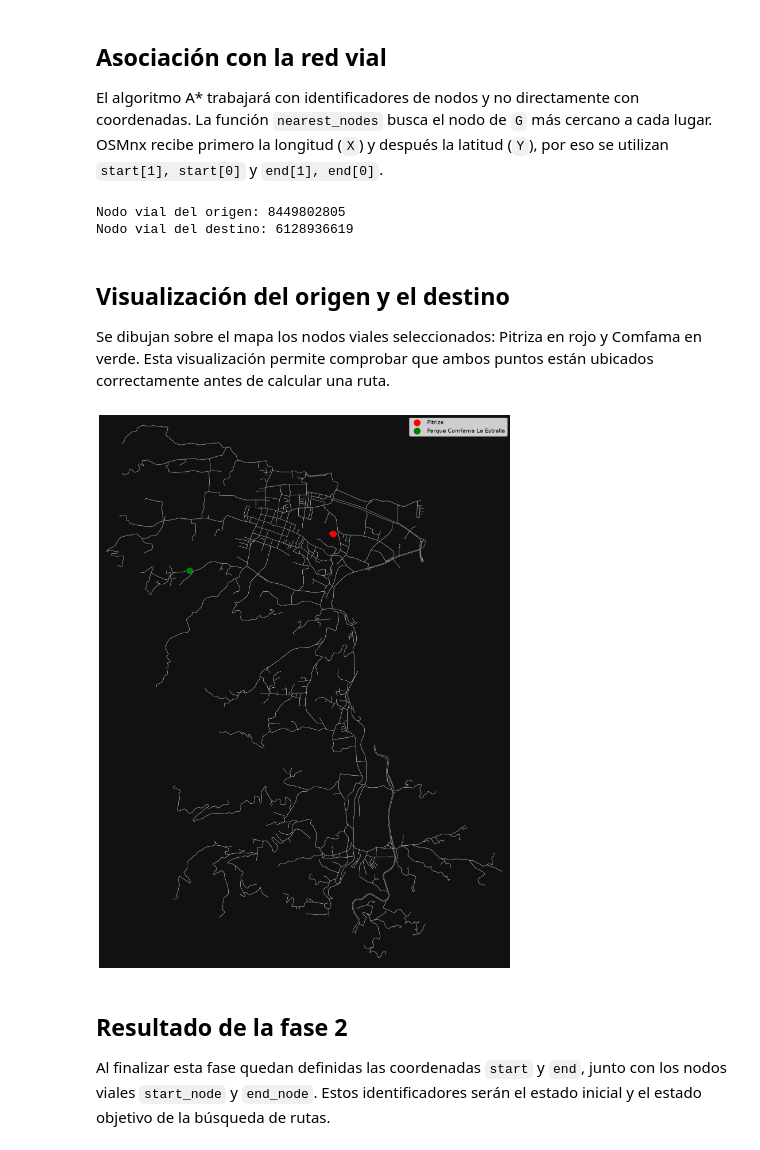
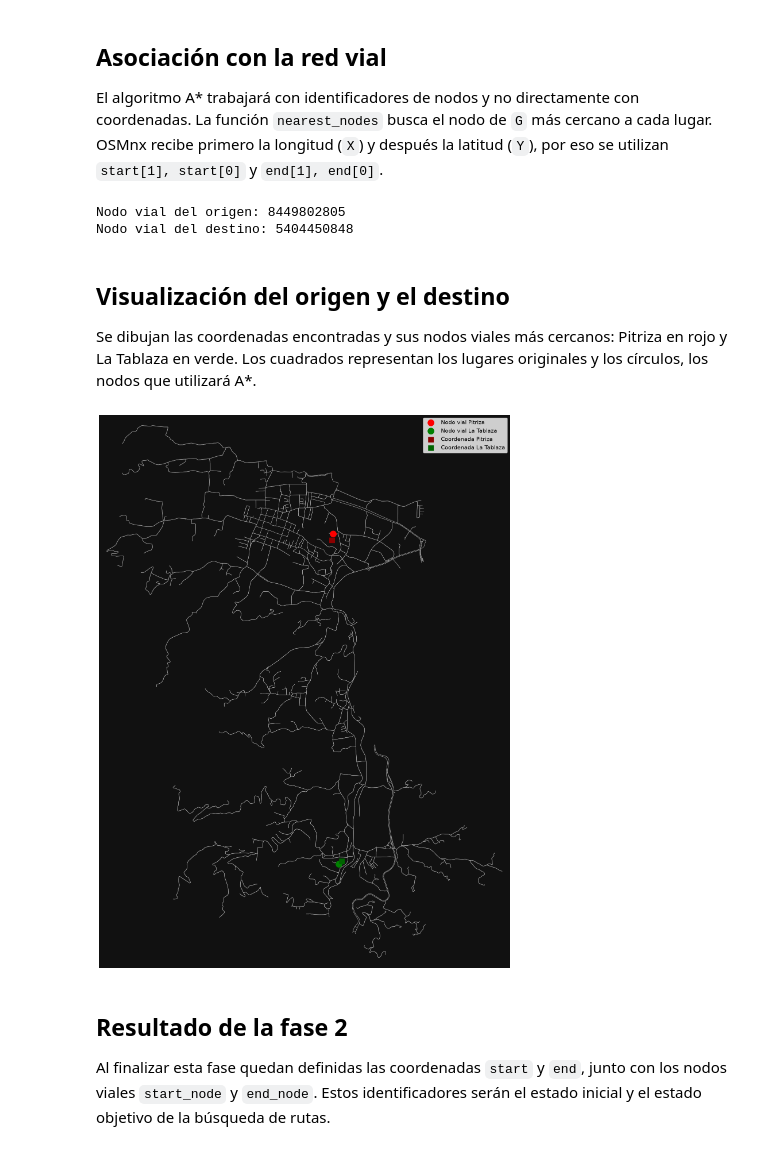
Before and after one commit to martinrestrepoc/trabajo-waze, a Jupyter notebook: Waze_IA.ipynb, the cells around one changed output. Cells and saved outputs as stored; diff of their text form; code cells hidden in the pictures.

```diff
--- a/Waze_IA.ipynb
+++ b/Waze_IA.ipynb
@@ -78,12 +74,11 @@ Se consultan Pitriza y el Parque Comfama La Estrella. Nominatim puede no reconoc
 # %%
+coordenadas_respaldo = {
+    'Pitriza': (6.1562385, -75.6362846),
+    'La Tablaza': (6.1181940, -75.6351392),
+}
+
 location_start = locator.geocode('Pitriza, La Estrella, Antioquia, Colombia')
-location_end = locator.geocode('Parque Comfama La Estrella, Antioquia, Colombia')
-
-if location_start is None:
-    raise ValueError('Nominatim no encontró Pitriza. Se deben ingresar coordenadas verificadas manualmente.')
-
-if location_end is None:
-    raise ValueError('Nominatim no encontró el Parque Comfama La Estrella. Se deben ingresar coordenadas verificadas manualmente.')
+location_end = locator.geocode('La Tablaza, La Estrella, Antioquia, Colombia')
 # %% [markdown]
 ## Verificación de las ubicaciones
 
@@ -109,6 +110,6 @@ Las coordenadas se guardan como tuplas en el orden `(latitud, longitud)`, de la
 # %%
-start = (location_start.latitude, location_start.longitude)
-end = (location_end.latitude, location_end.longitude)
+start = (location_start.latitude, location_start.longitude) if location_start else coordenadas_respaldo['Pitriza']
+end = (location_end.latitude, location_end.longitude) if location_end else coordenadas_respaldo['La Tablaza']
 
 print('Coordenadas del origen:', start)
 print('Coordenadas del destino:', end)
@@ -129,23 +128,27 @@ print('Nodo vial del origen:', start_node)
 print('Nodo vial del destino:', end_node)
 # %% [output]
 Nodo vial del origen: 8449802805
-Nodo vial del destino: 6128936619
+Nodo vial del destino: 5404450848
 # %% [markdown]
 ## Visualización del origen y el destino
 
-Se dibujan sobre el mapa los nodos viales seleccionados: Pitriza en rojo y Comfama en verde. Esta visualización permite comprobar que ambos puntos están ubicados correctamente antes de calcular una ruta.
+Se dibujan las coordenadas encontradas y sus nodos viales más cercanos: Pitriza en rojo y La Tablaza en verde. Los cuadrados representan los lugares originales y los círculos, los nodos que utilizará A*.
 # %%
 fig, ax = ox.plot_graph(G, figsize=(25, 25), node_size=0, show=False, close=False)
 
 ax.scatter(G.nodes[start_node]['x'], G.nodes[start_node]['y'],
-           c='red', s=250, label='Pitriza', zorder=3)
+           c='red', s=250, label='Nodo vial Pitriza', zorder=3)
 ax.scatter(G.nodes[end_node]['x'], G.nodes[end_node]['y'],
-           c='green', s=250, label='Parque Comfama La Estrella', zorder=3)
+           c='green', s=250, label='Nodo vial La Tablaza', zorder=3)
+ax.scatter(start[1], start[0], c='darkred', s=180, marker='s',
+           label='Coordenada Pitriza', zorder=4)
+ax.scatter(end[1], end[0], c='darkgreen', s=180, marker='s',
+           label='Coordenada La Tablaza', zorder=4)
 
 ax.legend(fontsize=14)
 plt.show()
 # %% [output]
-[figure, old version]
+[figure, new version]
 # %% [markdown]
 ## Resultado de la fase 2
 
```
Also changed, not shown: parts of 9 cells of this notebook, 1 other file.
